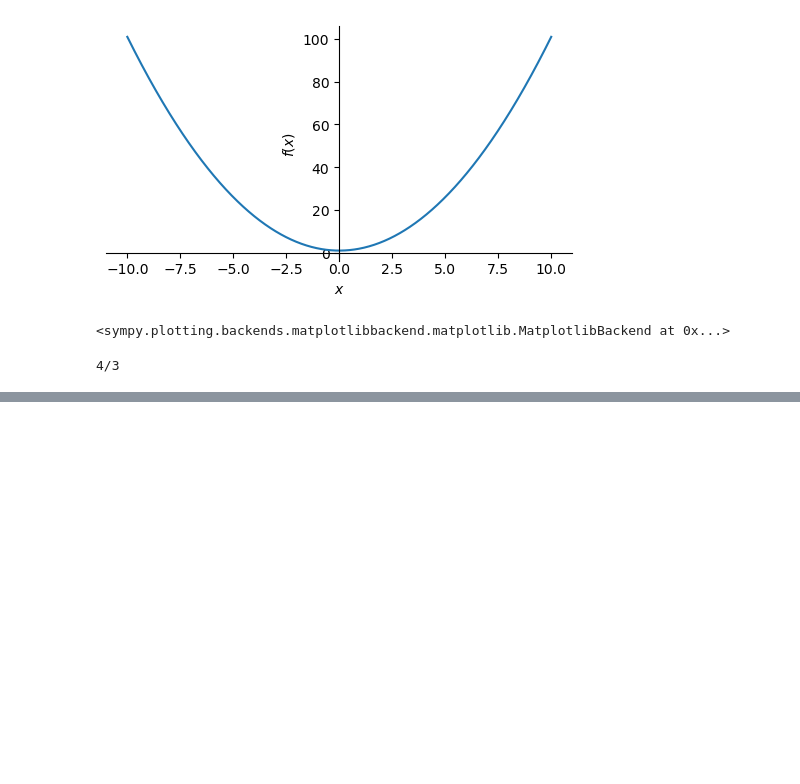
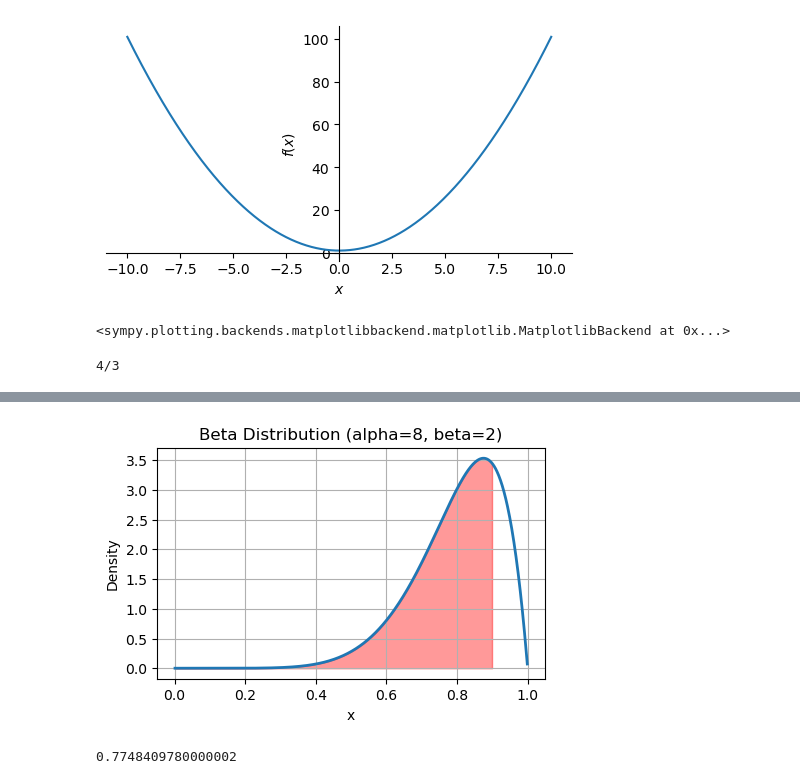
Before and after one commit to Timm26/Data_Science_Handbook, a Jupyter notebook: O'Reilly_Takeaways/Essential_Math.ipynb, the cells around one changed output, grey strips where cells are left out. Saved outputs shown, nothing was run; the diff lists cells and outputs as text; code cells hidden in the pictures; blank space fills up the shorter version.

Commit message:
Adding Probability - Beta - Binomial

```diff
--- a/O'Reilly_Takeaways/Essential_Math.ipynb
+++ b/O'Reilly_Takeaways/Essential_Math.ipynb
@@ -236,0 +323,25 @@ print(area)
+# %%
+alpha = 8
+beta_params = 2
+x = np.linspace(.001, .999, 1000)
+y = beta.pdf(x, a=alpha, b=beta_params)
+x_shade = x[x < 0.90]
+y_shade = y[x < 0.90]
+# Plot
+plt.plot(x,y,lw=2)
+plt.fill_between(x_shade, y_shade, color = 'red', alpha = 0.4)
+plt.title(f"Beta Distribution (alpha={alpha}, beta={beta_param})")
+plt.xlabel("x")
+plt.ylabel("Density")
+plt.grid(True)
+plt.show()
+# %% [output]
+[figure, added]
+# %%
+from scipy.stats import beta
+a = 8
+b = 2
+p = beta.cdf(0.90, a, b)
+print(p)
+# %% [output]
+0.7748409780000002
```
Also changed, not shown: parts of 22 cells of this notebook.
